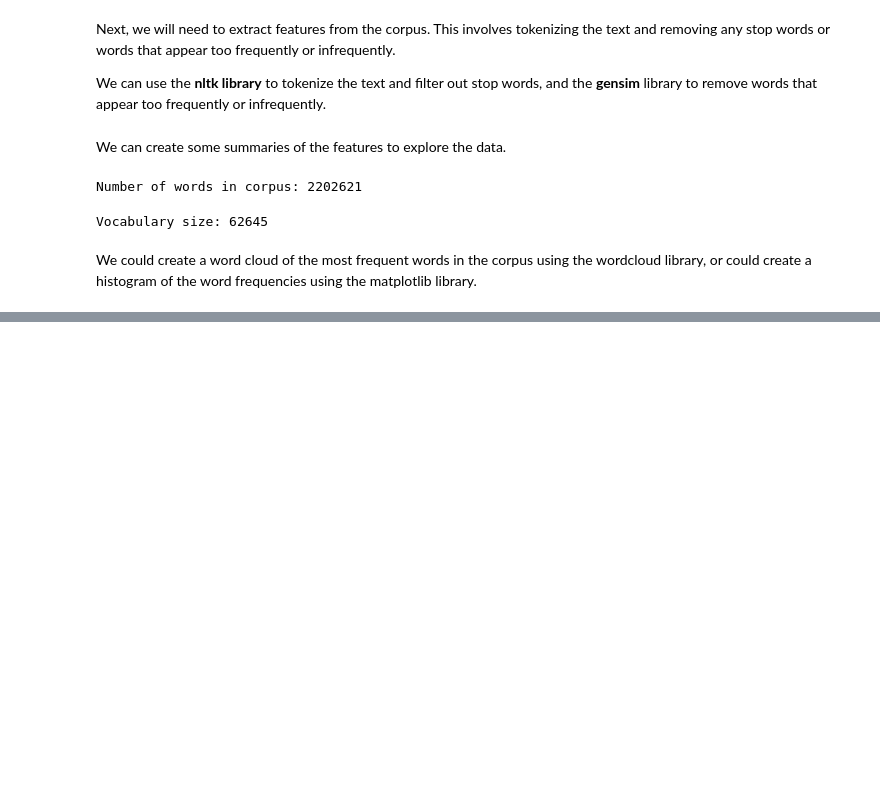
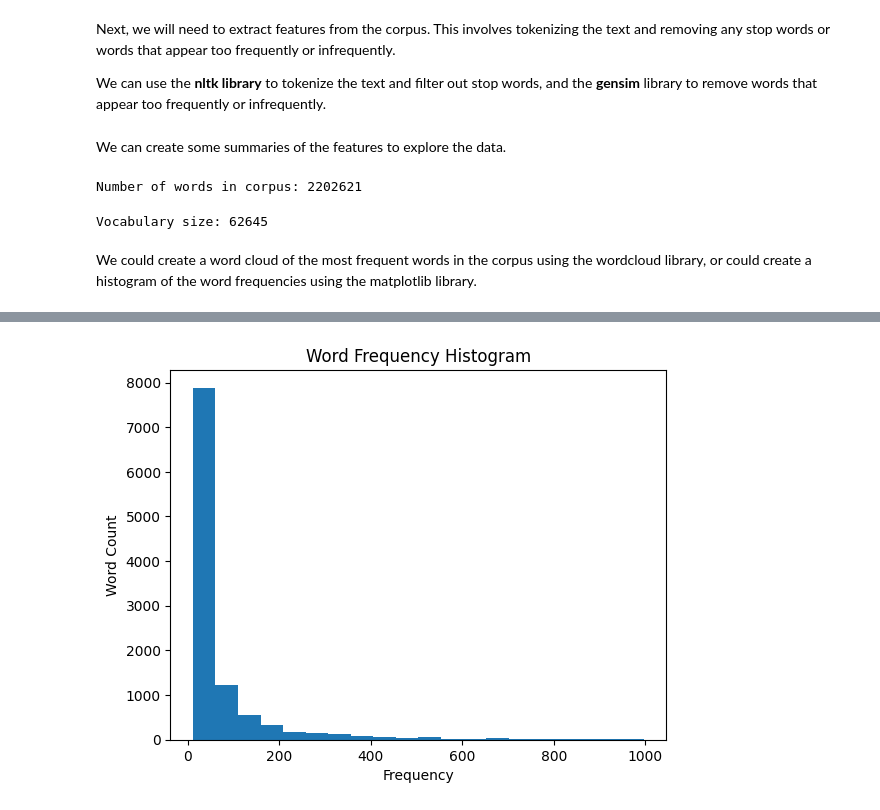
Before and after one commit to CIS-6397-Textmining-Spring-2023/miniproject3-miniproject3_group-6, a Jupyter notebook: MiniProject3-Group6.ipynb, the cells around one changed output, grey strips where cells are left out. Saved outputs shown, nothing was run; the diff lists cells and outputs as text; code cells hidden in the pictures; blank space fills up the shorter version.

```diff
--- a/MiniProject3-Group6.ipynb
+++ b/MiniProject3-Group6.ipynb
@@ -111,0 +114,12 @@ plt.show()
+# %%
+# Create a list of word frequencies
+word_freq = [count for word, count in frequency_filter.items() if count > 10 and count < 10000]
+
+# Plot a histogram of the word frequencies
+plt.hist(word_freq, bins=20)
+plt.title('Word Frequency Histogram')
+plt.xlabel('Frequency')
+plt.ylabel('Word Count')
+plt.show()
+# %% [output]
+[figure, added]
```
Also changed, not shown: parts of 1 cell of this notebook.
